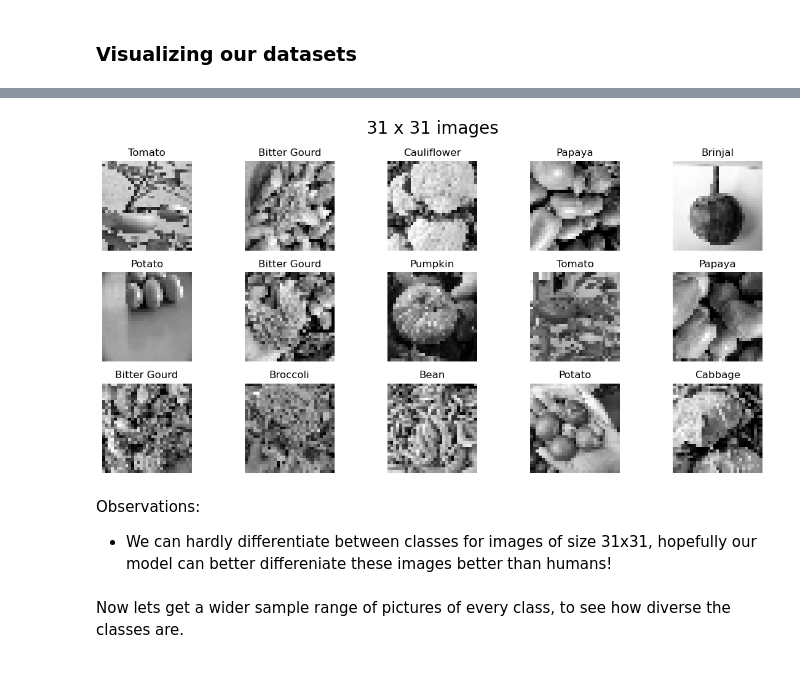
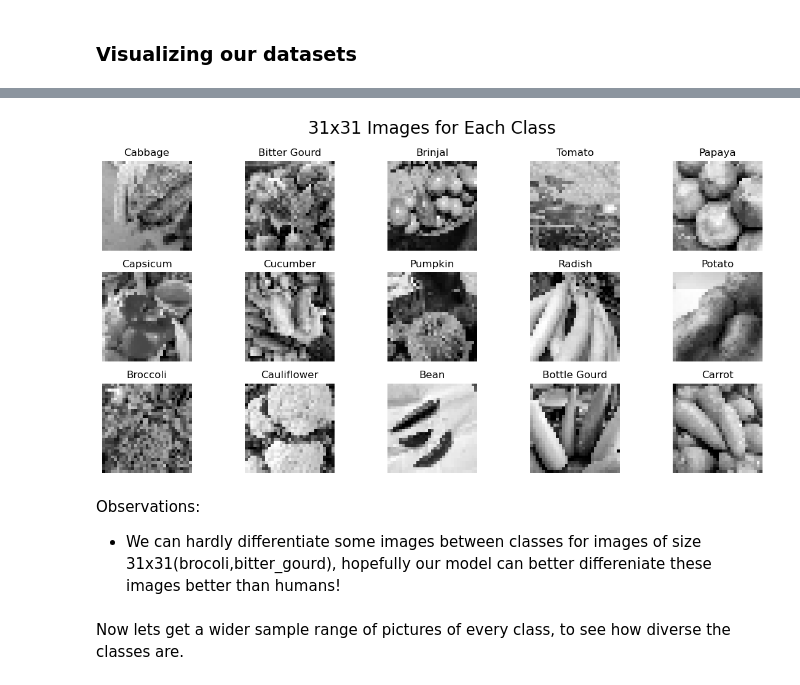
Before and after one commit to errnasty/Connvolution-and-Recurrent-Neural-Networks, a Jupyter notebook: CNN.ipynb, the cells around one changed output, grey strips where cells are left out. Drawn from its saved outputs; the diff is of its cells as text; code cells hidden in the pictures.

```diff
--- a/CNN.ipynb
+++ b/CNN.ipynb
@@ -167,10 +177,10 @@ plot_dataset(15,dataset_train_128,'128 x 128 images',class_labels)
-# %%
-plot_dataset(15,dataset_train_31,'31 x 31 images',class_labels)
-# %% [output]
-[figure, removed]
+# %%
+plot_unique_images(dataset_train_31, '31x31 Images for Each Class', class_labels)
+# %% [output]
+[figure, added]
 # %% [markdown]
 Observations:
-- We can hardly differentiate between classes for images of size 31x31, hopefully our model can better differeniate these images better than humans!
+- We can hardly differentiate some images between classes for images of size 31x31(brocoli,bitter_gourd), hopefully our model can better differeniate these images better than humans!
 # %% [markdown]
 Now lets get a wider sample range of pictures of every class, to see how diverse the classes are.
 # %%
```
Also changed, not shown: parts of 23 cells of this notebook.
